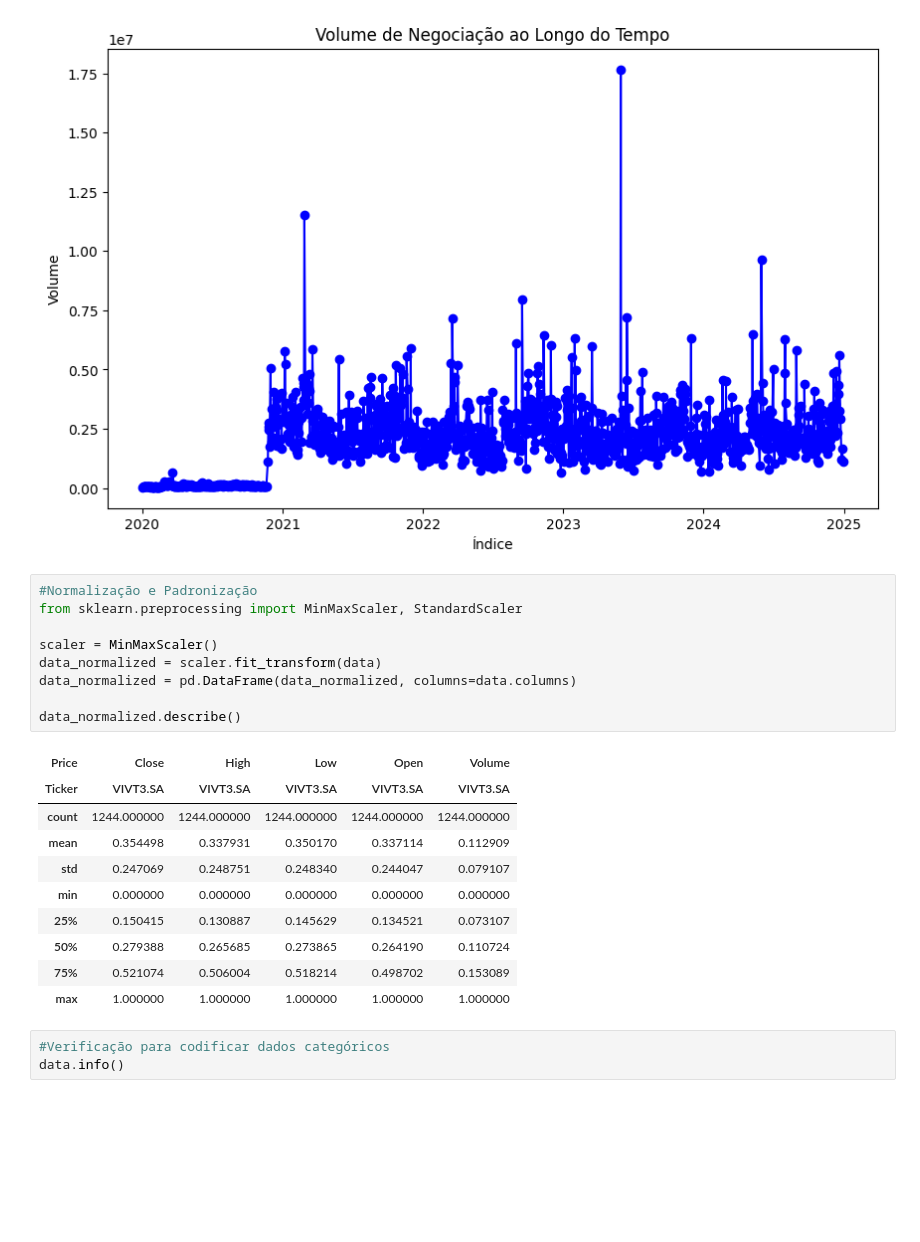
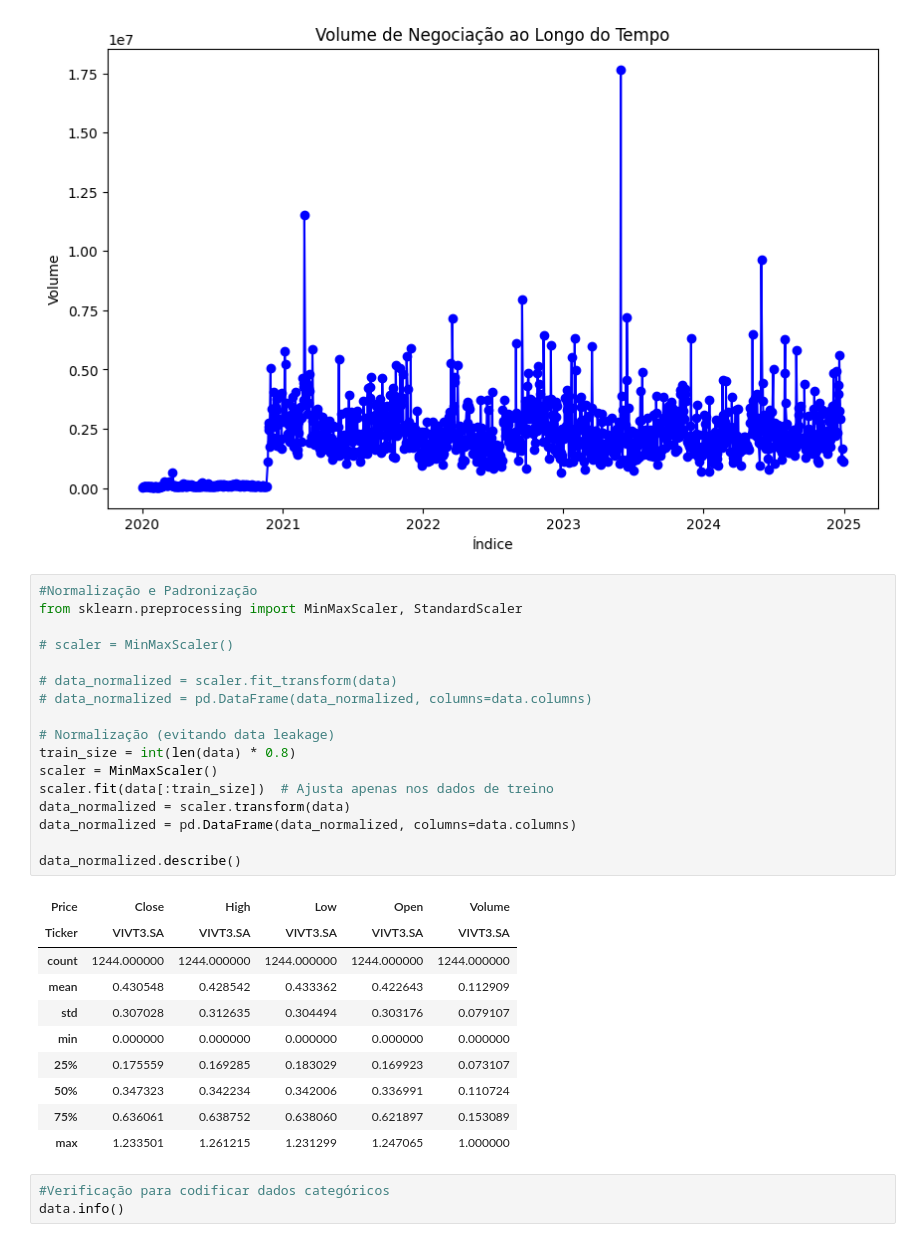
Before and after one commit to douglasVitoriano/pos-tech-fiap-tech-challenge-4, a Jupyter notebook: colet_and_train.ipynb, the cells around one changed output. Drawn from its saved outputs; the diff is of its cells as text; blank space fills up the shorter version.

```diff
--- a/colet_and_train.ipynb
+++ b/colet_and_train.ipynb
@@ -100,23 +101,31 @@ plt.show()
 # %%
 #Normalização e Padronização
 from sklearn.preprocessing import MinMaxScaler, StandardScaler
 
+# scaler = MinMaxScaler()
+
+# data_normalized = scaler.fit_transform(data)
+# data_normalized = pd.DataFrame(data_normalized, columns=data.columns)
+
+# Normalização (evitando data leakage)
+train_size = int(len(data) * 0.8)
 scaler = MinMaxScaler()
-data_normalized = scaler.fit_transform(data)
+scaler.fit(data[:train_size])  # Ajusta apenas nos dados de treino
+data_normalized = scaler.transform(data)
 data_normalized = pd.DataFrame(data_normalized, columns=data.columns)
 
 data_normalized.describe()
 # %% [output]
 | Price | Close | High | Low | Open | Volume |
 | Ticker | VIVT3.SA | VIVT3.SA | VIVT3.SA | VIVT3.SA | VIVT3.SA |
 | count | 1244.000000 | 1244.000000 | 1244.000000 | 1244.000000 | 1244.000000 |
-| mean | 0.354498 | 0.337931 | 0.350170 | 0.337114 | 0.112909 |
-| std | 0.247069 | 0.248751 | 0.248340 | 0.244047 | 0.079107 |
+| mean | 0.430548 | 0.428542 | 0.433362 | 0.422643 | 0.112909 |
+| std | 0.307028 | 0.312635 | 0.304494 | 0.303176 | 0.079107 |
 | min | 0.000000 | 0.000000 | 0.000000 | 0.000000 | 0.000000 |
-| 25% | 0.150415 | 0.130887 | 0.145629 | 0.134521 | 0.073107 |
-| 50% | 0.279388 | 0.265685 | 0.273865 | 0.264190 | 0.110724 |
-| 75% | 0.521074 | 0.506004 | 0.518214 | 0.498702 | 0.153089 |
-| max | 1.000000 | 1.000000 | 1.000000 | 1.000000 | 1.000000 |
+| 25% | 0.175559 | 0.169285 | 0.183029 | 0.169923 | 0.073107 |
+| 50% | 0.347323 | 0.342234 | 0.342006 | 0.336991 | 0.110724 |
+| 75% | 0.636061 | 0.638752 | 0.638060 | 0.621897 | 0.153089 |
+| max | 1.233501 | 1.261215 | 1.231299 | 1.247065 | 1.000000 |
 # %%
 #Verificação para codificar dados categóricos
 data.info()
```
Also changed, not shown: parts of 16 cells of this notebook, 38 other files.
